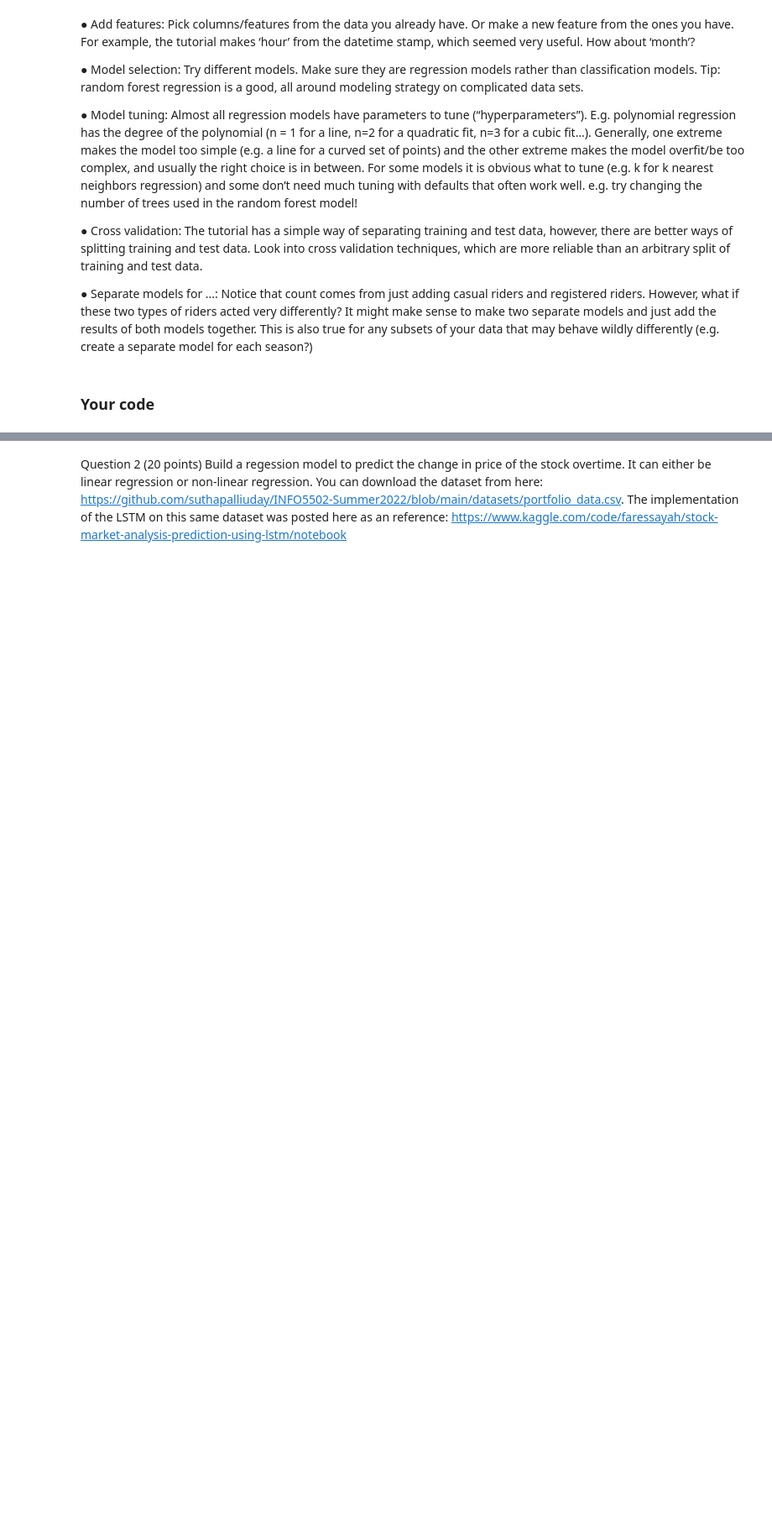
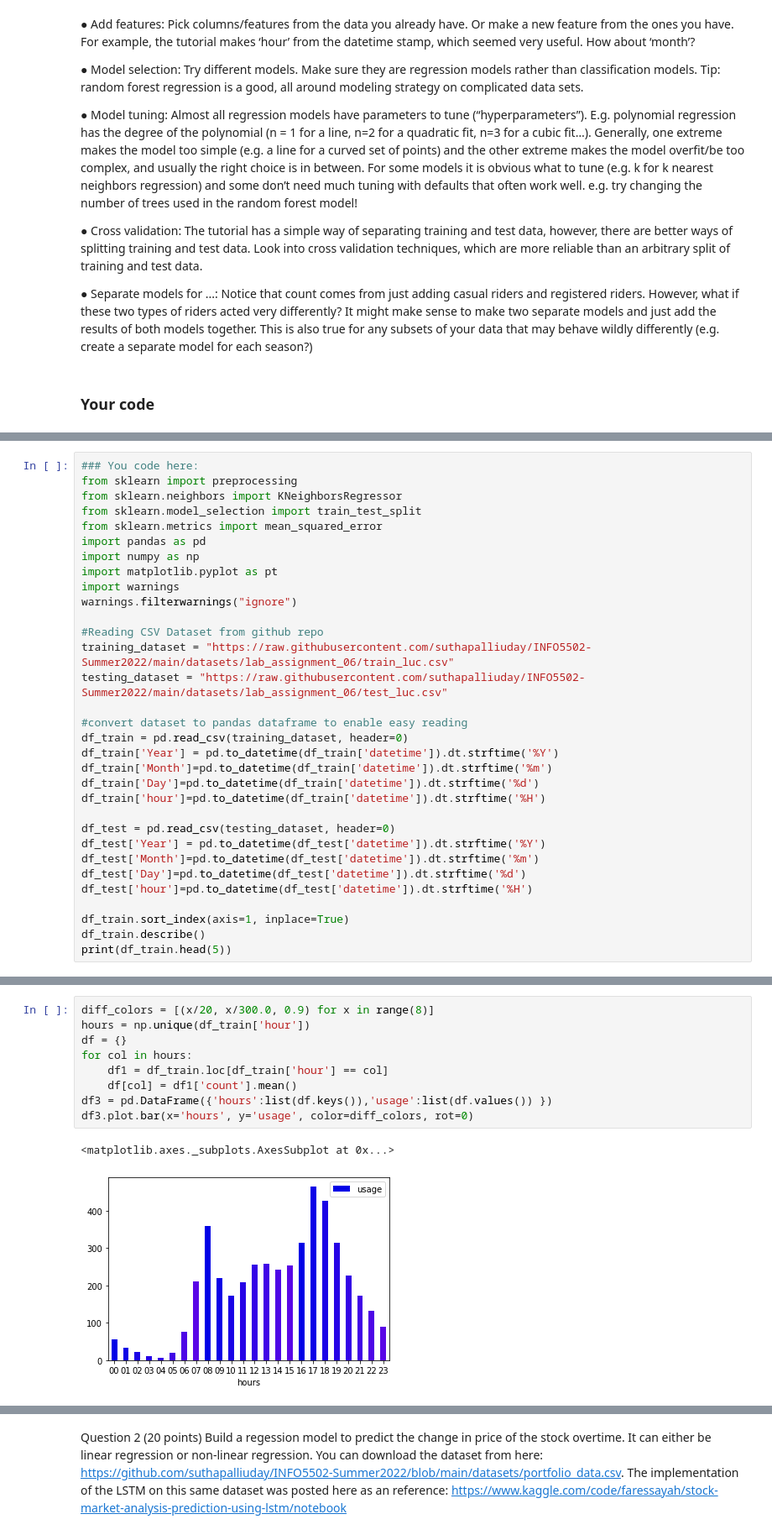
Before and after one commit to Revanthch/INFO-5502, a Jupyter notebook: lab_assignment_06.ipynb, the cells around one changed output, grey strips where cells are left out. Shown: that part at 84% size. Drawn from its saved outputs; the diff is of its cells as text; blank space fills up the shorter version.

```diff
--- a/lab_assignment_06.ipynb
+++ b/lab_assignment_06.ipynb
@@ -185,0 +85,32 @@ print("Predicted the counts and saved as my_prediction.csv")
+# %%
+### You code here:
+from sklearn import preprocessing
+from sklearn.neighbors import KNeighborsRegressor
+from sklearn.model_selection import train_test_split
+from sklearn.metrics import mean_squared_error
+import pandas as pd
+import numpy as np
+import matplotlib.pyplot as pt
+import warnings
+warnings.filterwarnings("ignore")
+
+#Reading CSV Dataset from github repo
+training_dataset = "https://raw.githubusercontent.com/suthapalliuday/INFO5502-Summer2022/main/datasets/lab_assignment_06/train_luc.csv"
+testing_dataset = "https://raw.githubusercontent.com/suthapalliuday/INFO5502-Summer2022/main/datasets/lab_assignment_06/test_luc.csv"
+
+#convert dataset to pandas dataframe to enable easy reading
+df_train = pd.read_csv(training_dataset, header=0)
+df_train['Year'] = pd.to_datetime(df_train['datetime']).dt.strftime('%Y')
+df_train['Month']=pd.to_datetime(df_train['datetime']).dt.strftime('%m')
+df_train['Day']=pd.to_datetime(df_train['datetime']).dt.strftime('%d')
+df_train['hour']=pd.to_datetime(df_train['datetime']).dt.strftime('%H')
+
+df_test = pd.read_csv(testing_dataset, header=0)
+df_test['Year'] = pd.to_datetime(df_test['datetime']).dt.strftime('%Y')
+df_test['Month']=pd.to_datetime(df_test['datetime']).dt.strftime('%m')
+df_test['Day']=pd.to_datetime(df_test['datetime']).dt.strftime('%d')
+df_test['hour']=pd.to_datetime(df_test['datetime']).dt.strftime('%H')
+
+df_train.sort_index(axis=1, inplace=True)
+df_train.describe()
+print(df_train.head(5))
@@ -185,0 +131,12 @@ print("Predicted the counts and saved as my_prediction.csv")
+# %%
+diff_colors = [(x/20, x/300.0, 0.9) for x in range(8)]
+hours = np.unique(df_train['hour'])
+df = {}
+for col in hours:
+    df1 = df_train.loc[df_train['hour'] == col]
+    df[col] = df1['count'].mean()
+df3 = pd.DataFrame({'hours':list(df.keys()),'usage':list(df.values()) })
+df3.plot.bar(x='hours', y='usage', color=diff_colors, rot=0)
+# %% [output]
+<matplotlib.axes._subplots.AxesSubplot at 0x...>
+[figure, added]
```
Also changed, not shown: parts of 15 cells of this notebook.
